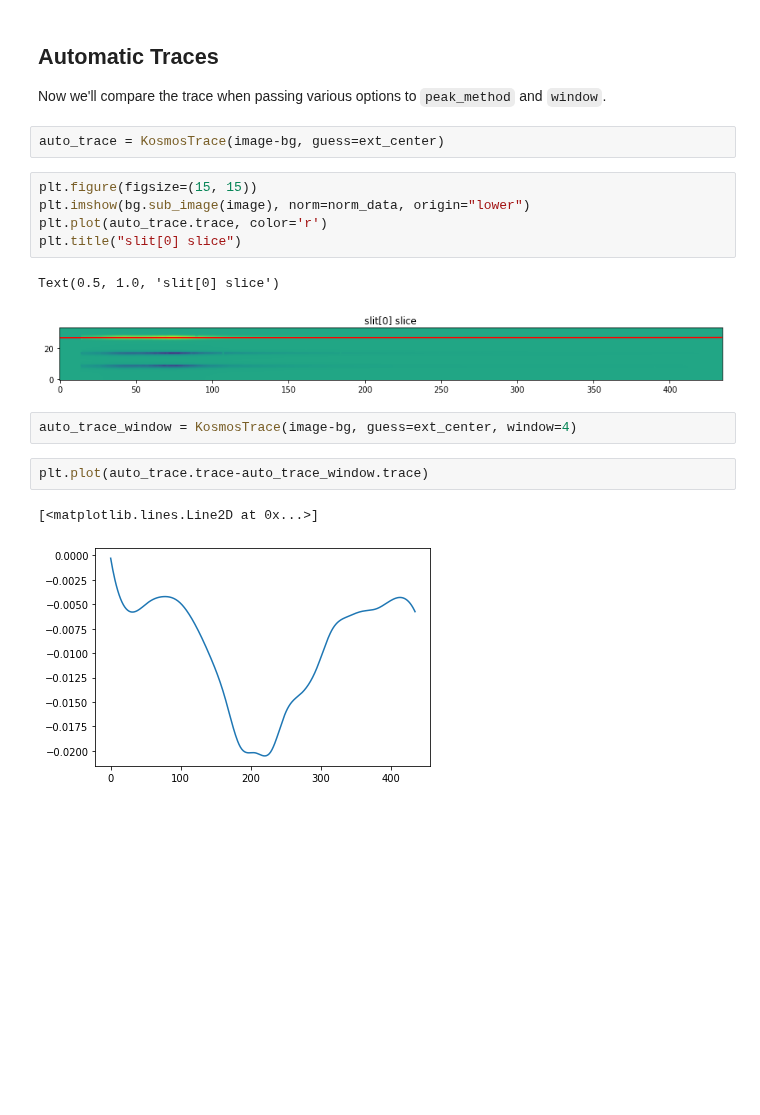
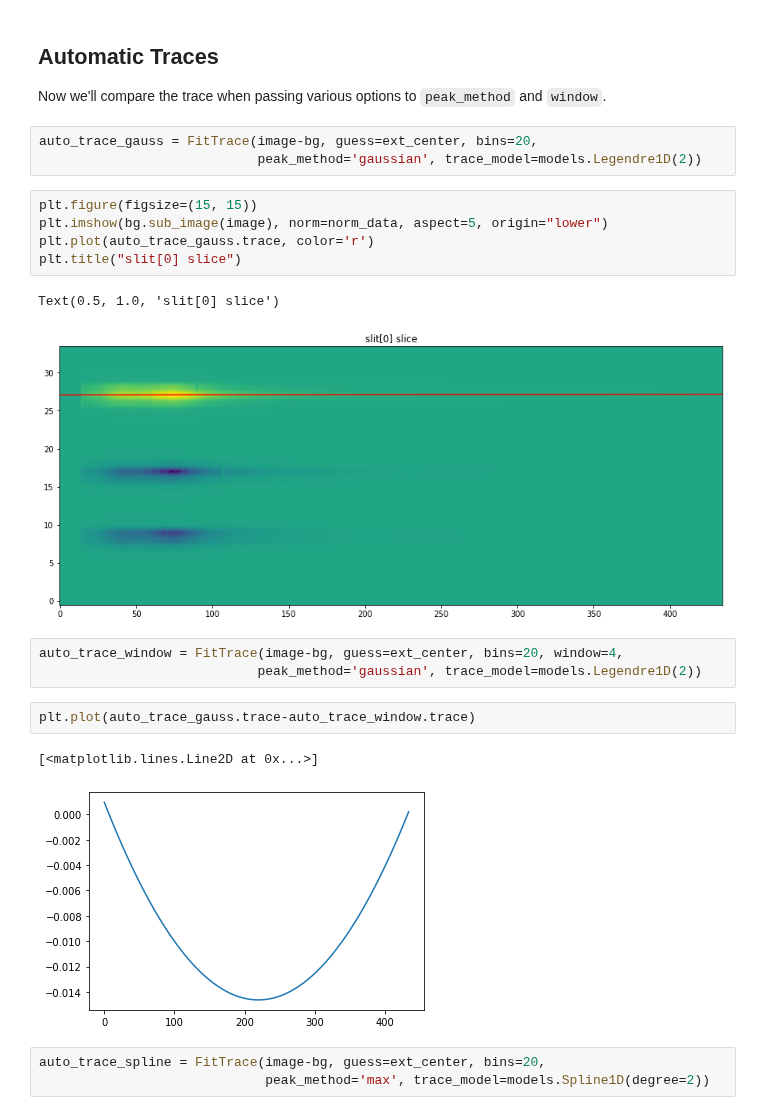
Before and after one commit to astropy/specreduce, a Jupyter notebook: notebook_sandbox/jwst_boxcar/tracing_options.ipynb, the cells around one changed output. Drawn from its saved outputs; the diff is of its cells as text; blank space fills up the shorter version.

Commit message:
Deprecate KosmosTrace name for FitTrace

```diff
--- a/notebook_sandbox/jwst_boxcar/tracing_options.ipynb
+++ b/notebook_sandbox/jwst_boxcar/tracing_options.ipynb
@@ -52,20 +53,25 @@ bg = Background.two_sided(image, ext_center, bkg_sep, width=bkg_width)
 ## Automatic Traces
 
 Now we'll compare the trace when passing various options to `peak_method` and `window`.
-# %%
-auto_trace = KosmosTrace(image-bg, guess=ext_center)
+# %%
+auto_trace_gauss = FitTrace(image-bg, guess=ext_center, bins=20,
+                            peak_method='gaussian', trace_model=models.Legendre1D(2))
 # %%
 plt.figure(figsize=(15, 15))
-plt.imshow(bg.sub_image(image), norm=norm_data, origin="lower")
-plt.plot(auto_trace.trace, color='r')
+plt.imshow(bg.sub_image(image), norm=norm_data, aspect=5, origin="lower")
+plt.plot(auto_trace_gauss.trace, color='r')
 plt.title("slit[0] slice")
 # %% [output]
 Text(0.5, 1.0, 'slit[0] slice')
-[figure, old version]
+[figure, new version]
 # %%
-auto_trace_window = KosmosTrace(image-bg, guess=ext_center, window=4)
+auto_trace_window = FitTrace(image-bg, guess=ext_center, bins=20, window=4,
+                            peak_method='gaussian', trace_model=models.Legendre1D(2))
 # %%
-plt.plot(auto_trace.trace-auto_trace_window.trace)
+plt.plot(auto_trace_gauss.trace-auto_trace_window.trace)
 # %% [output]
 [<matplotlib.lines.Line2D at 0x...>]
-[figure, old version]
+[figure, new version]
+# %%
+auto_trace_spline = FitTrace(image-bg, guess=ext_center, bins=20,
+                             peak_method='max', trace_model=models.Spline1D(degree=2))
```
Also changed, not shown: parts of 7 cells of this notebook, 7 other files.
